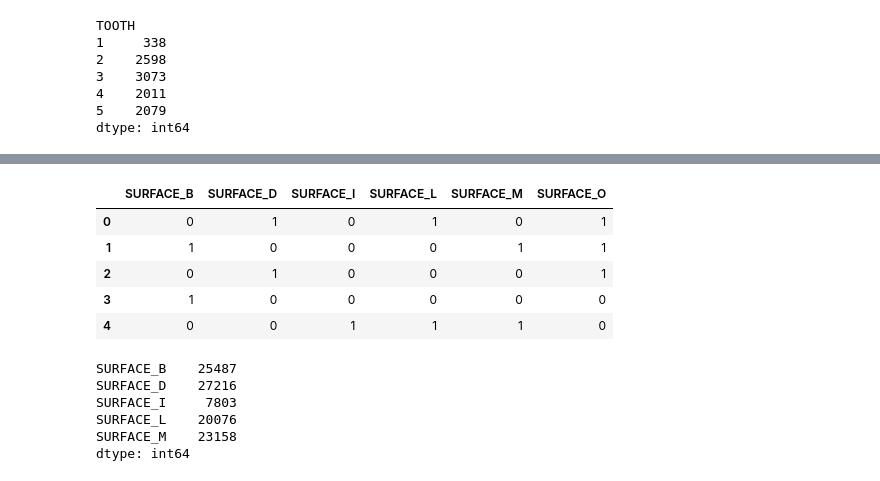
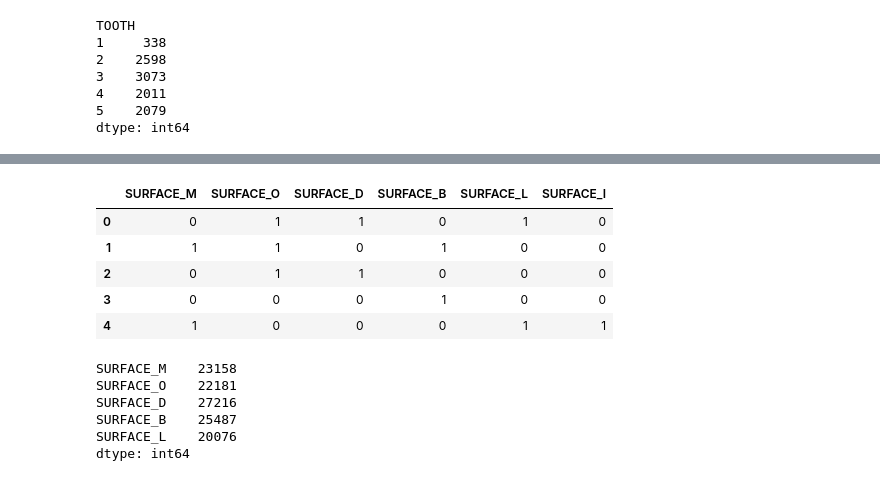
Before and after one commit to oral-health-and-disease-ontologies/HealthPartners-VDS, a Jupyter notebook: notebook/vdw-test.ipynb, the cells around one changed output, grey strips where cells are left out. Saved outputs shown, nothing was run; the diff lists cells and outputs as text; code cells hidden in the pictures.

```diff
--- a/notebook/vdw-test.ipynb
+++ b/notebook/vdw-test.ipynb
@@ -84,22 +116,22 @@ tooth_counts.plot.bar()
 # %%
 # create dataframe of only suface info
-df_surfaces = df_restorations[['SURFACE_B', 'SURFACE_D', 'SURFACE_I', 'SURFACE_L', 'SURFACE_M', 'SURFACE_O']]
+df_surfaces = df_restorations[['SURFACE_M', 'SURFACE_O', 'SURFACE_D', 'SURFACE_B', 'SURFACE_L', 'SURFACE_I']]
 df_surfaces.head()
 # %% [output]
-|  | SURFACE_B | SURFACE_D | SURFACE_I | SURFACE_L | SURFACE_M | SURFACE_O |
-| 0 | 0 | 1 | 0 | 1 | 0 | 1 |
-| 1 | 1 | 0 | 0 | 0 | 1 | 1 |
-| 2 | 0 | 1 | 0 | 0 | 0 | 1 |
-| 3 | 1 | 0 | 0 | 0 | 0 | 0 |
-| 4 | 0 | 0 | 1 | 1 | 1 | 0 |
+|  | SURFACE_M | SURFACE_O | SURFACE_D | SURFACE_B | SURFACE_L | SURFACE_I |
+| 0 | 0 | 1 | 1 | 0 | 1 | 0 |
+| 1 | 1 | 1 | 0 | 1 | 0 | 0 |
+| 2 | 0 | 1 | 1 | 0 | 0 | 0 |
+| 3 | 0 | 0 | 0 | 1 | 0 | 0 |
+| 4 | 1 | 0 | 0 | 0 | 1 | 1 |
 # %%
 # calc number of surfaces restored for each surface
 surface_counts = df_surfaces.apply(sum)
 surface_counts.head()
 # %% [output]
+SURFACE_M    23158
+SURFACE_O    22181
+SURFACE_D    27216
 SURFACE_B    25487
-SURFACE_D    27216
-SURFACE_I     7803
 SURFACE_L    20076
-SURFACE_M    23158
 dtype: int64
```
Also changed, not shown: parts of 19 cells of this notebook, 1 other file.
